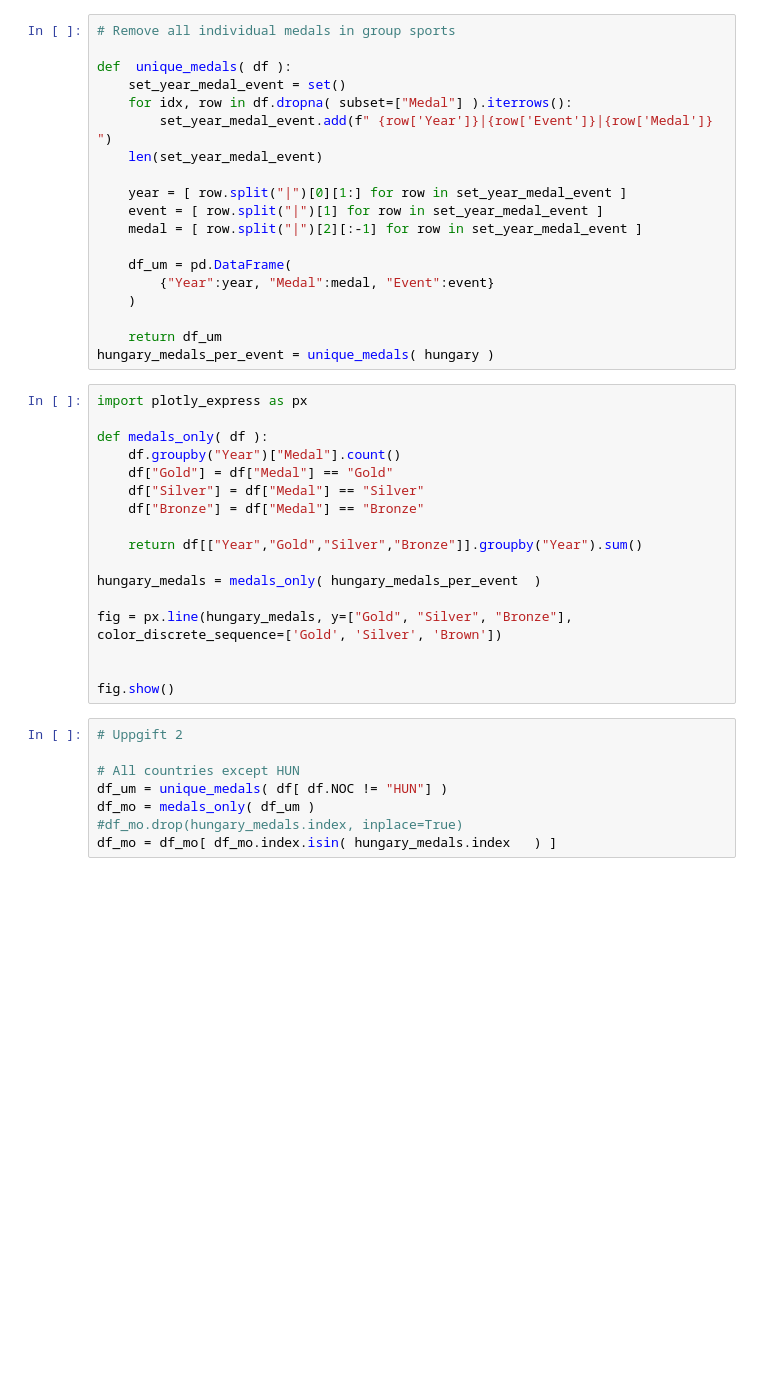
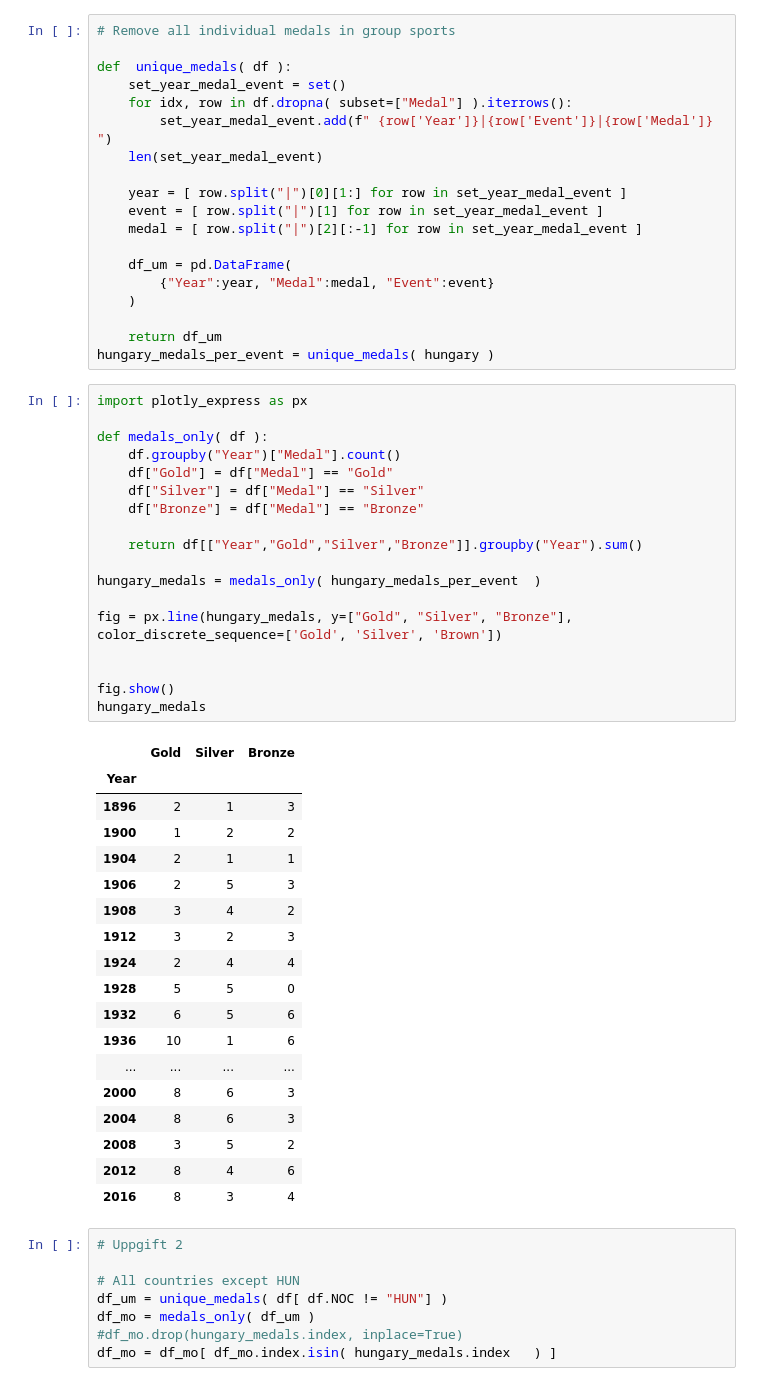
Before and after one commit to zoneme99/Project-OS, a Jupyter notebook: Adam/uppgift_1.ipynb, the cells around one changed output. Cells and saved outputs as stored; diff of their text form; blank space fills up the shorter version.

```diff
--- a/Adam/uppgift_1.ipynb
+++ b/Adam/uppgift_1.ipynb
@@ -32,20 +32,40 @@ hungary_medals_per_event = unique_medals( hungary )
 # %%
 import plotly_express as px
 
 def medals_only( df ):
     df.groupby("Year")["Medal"].count()
     df["Gold"] = df["Medal"] == "Gold"
     df["Silver"] = df["Medal"] == "Silver"
     df["Bronze"] = df["Medal"] == "Bronze"
 
     return df[["Year","Gold","Silver","Bronze"]].groupby("Year").sum()
 
 hungary_medals = medals_only( hungary_medals_per_event  )
 
 fig = px.line(hungary_medals, y=["Gold", "Silver", "Bronze"], color_discrete_sequence=['Gold', 'Silver', 'Brown'])
 
 
 fig.show()
+hungary_medals
+# %% [output]
+|  | Gold | Silver | Bronze |
+| Year |  |  |  |
+| 1896 | 2 | 1 | 3 |
+| 1900 | 1 | 2 | 2 |
+| 1904 | 2 | 1 | 1 |
+| 1906 | 2 | 5 | 3 |
+| 1908 | 3 | 4 | 2 |
+| 1912 | 3 | 2 | 3 |
+| 1924 | 2 | 4 | 4 |
+| 1928 | 5 | 5 | 0 |
+| 1932 | 6 | 5 | 6 |
+| 1936 | 10 | 1 | 6 |
+| ... | ... | ... | ... |
+| 2000 | 8 | 6 | 3 |
+| 2004 | 8 | 6 | 3 |
+| 2008 | 3 | 5 | 2 |
+| 2012 | 8 | 4 | 6 |
+| 2016 | 8 | 3 | 4 |
 # %%
 # Uppgift 2
 
```
Also changed, not shown: 6 other files.
